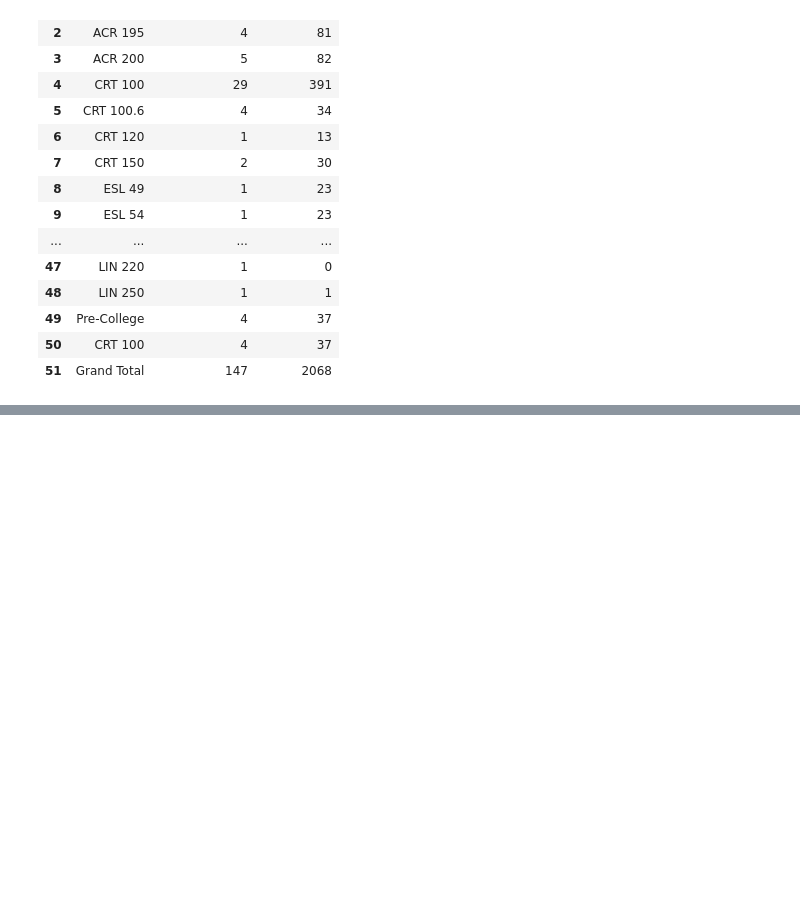
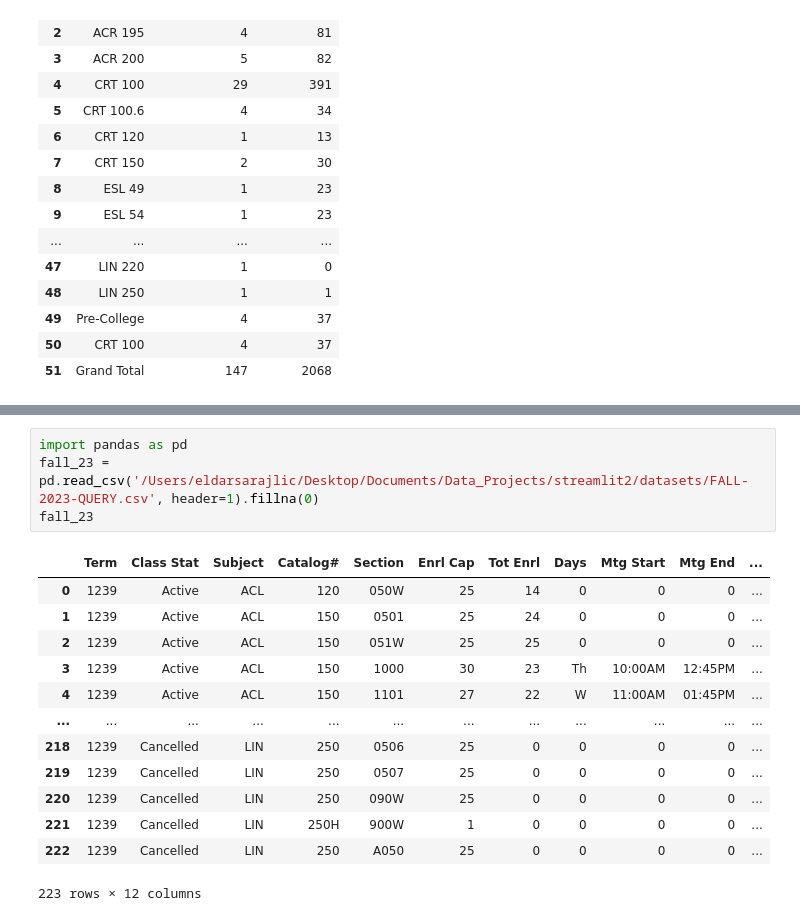
Before and after one commit to eldarsaraj/EnrollMetrics, a Jupyter notebook: worksheet.ipynb, the cells around one changed output, grey strips where cells are left out. Drawn from its saved outputs; the diff is of its cells as text; blank space fills up the shorter version.

Commit message:
Fall 2023

```diff
--- a/worksheet.ipynb
+++ b/worksheet.ipynb
@@ -524,0 +935,18 @@ fall_22.drop(columns=['Unnamed: 0'])
+# %%
+import pandas as pd
+fall_23 = pd.read_csv('/Users/eldarsarajlic/Desktop/Documents/Data_Projects/streamlit2/datasets/FALL-2023-QUERY.csv', header=1).fillna(0)
+fall_23
+# %% [output]
+|  | Term | Class Stat | Subject | Catalog# | Section | Enrl Cap | Tot Enrl | Days | Mtg Start | Mtg End | ... |
+| 0 | 1239 | Active | ACL | 120 | 050W | 25 | 14 | 0 | 0 | 0 | ... |
+| 1 | 1239 | Active | ACL | 150 | 0501 | 25 | 24 | 0 | 0 | 0 | ... |
+| 2 | 1239 | Active | ACL | 150 | 051W | 25 | 25 | 0 | 0 | 0 | ... |
+| 3 | 1239 | Active | ACL | 150 | 1000 | 30 | 23 | Th | 10:00AM | 12:45PM | ... |
+| 4 | 1239 | Active | ACL | 150 | 1101 | 27 | 22 | W | 11:00AM | 01:45PM | ... |
+| ... | ... | ... | ... | ... | ... | ... | ... | ... | ... | ... | ... |
+| 218 | 1239 | Cancelled | LIN | 250 | 0506 | 25 | 0 | 0 | 0 | 0 | ... |
+| 219 | 1239 | Cancelled | LIN | 250 | 0507 | 25 | 0 | 0 | 0 | 0 | ... |
+| 220 | 1239 | Cancelled | LIN | 250 | 090W | 25 | 0 | 0 | 0 | 0 | ... |
+| 221 | 1239 | Cancelled | LIN | 250H | 900W | 1 | 0 | 0 | 0 | 0 | ... |
+| 222 | 1239 | Cancelled | LIN | 250 | A050 | 25 | 0 | 0 | 0 | 0 | ... |
+223 rows × 12 columns
```
Also changed, not shown: parts of 25 cells of this notebook, 17 other files.
